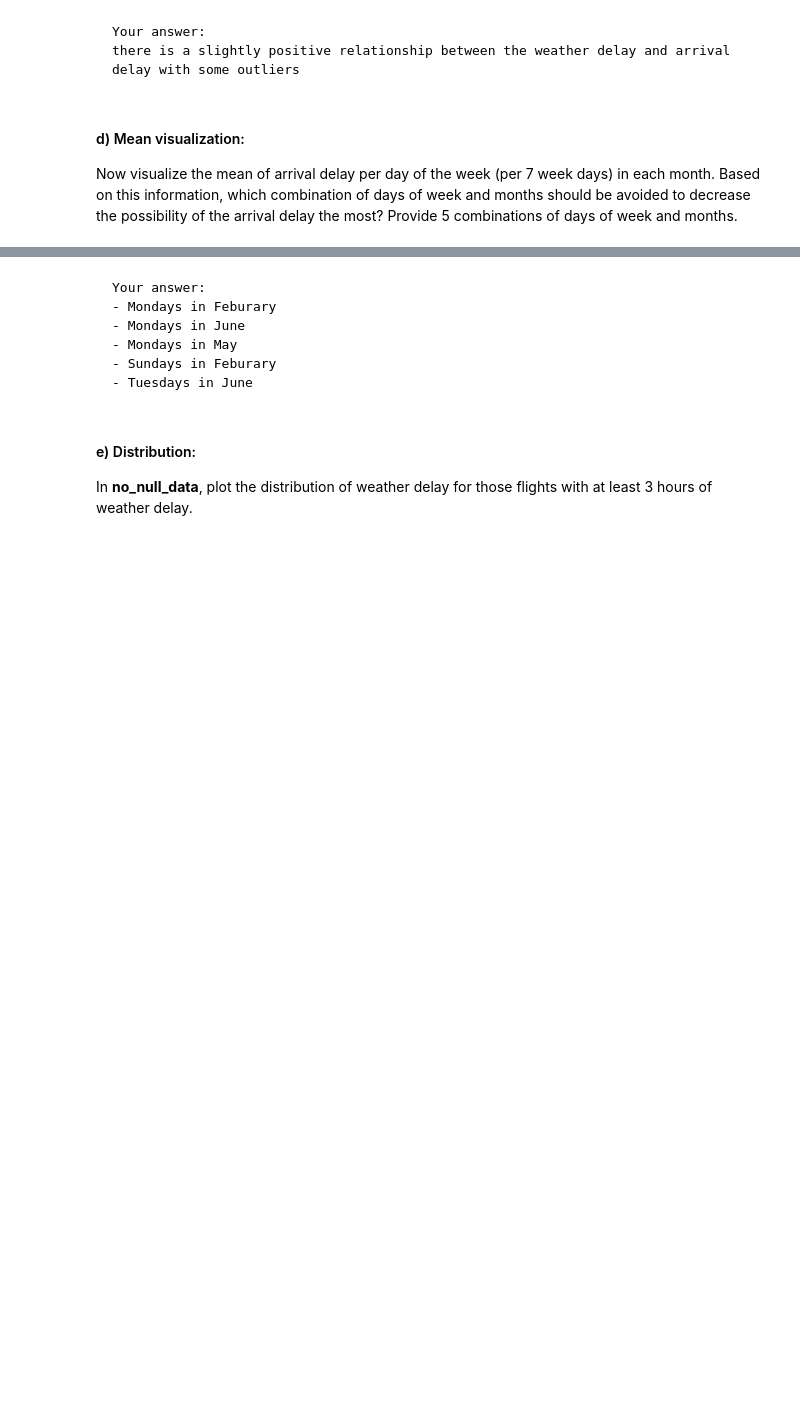
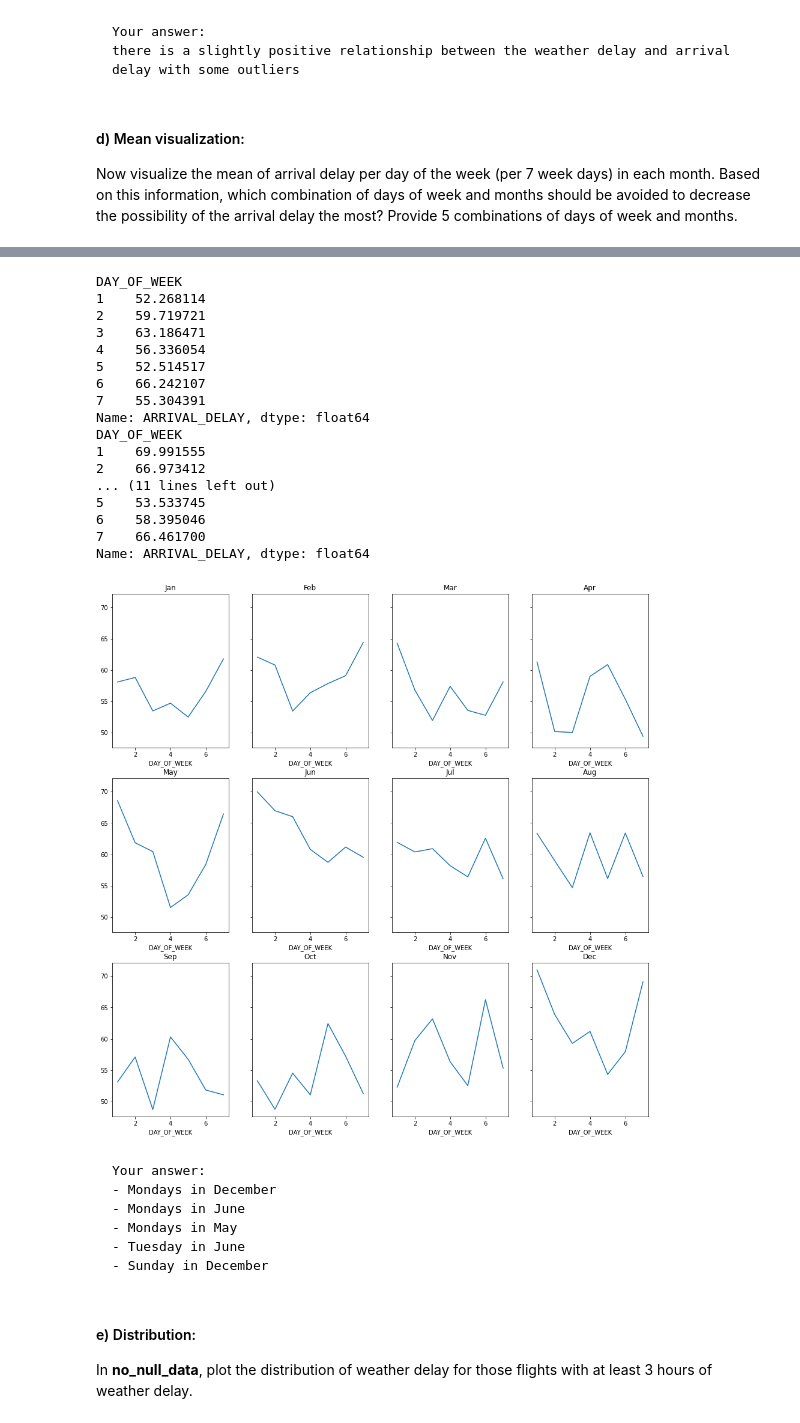
Before and after one commit to DanXCVII/IDS-Assignments, a Jupyter notebook: Assignment 1/assignment_part1.ipynb, the cells around one changed output, grey strips where cells are left out. Saved outputs shown, nothing was run; the diff lists cells and outputs as text; code cells hidden in the pictures; blank space fills up the shorter version.

```diff
--- a/Assignment 1/assignment_part1.ipynb
+++ b/Assignment 1/assignment_part1.ipynb
@@ -208,28 +264,52 @@ plot.legend(range(1,13), loc='center left', bbox_to_anchor=(1, 0.5))
 # %%
 import matplotlib.pyplot as plt
+from IPython.display import display
+
 
 # compute means by month and weekday
 ad_by_month_weekday = no_null_data.groupby(['MONTH', 'DAY_OF_WEEK'])['ARRIVAL_DELAY'].mean()
+print(ad_by_month_weekday[11])
+print(ad_by_month_weekday[6])
+print(ad_by_month_weekday[5])
 
 # plot results
 fig, axes = plt.subplots( nrows=3, ncols=4, sharey=True )
 fig.set_figwidth(16)
 fig.set_figheight(16)
 months = ['Jan', 'Feb', 'Mar', 'Apr', 'May', 'Jun', 'Jul', 'Aug', 'Sep', 'Oct', 'Nov', 'Dec']
 
 for i in range(3):
     for j in range(4):
-        ad_by_month_weekday[i*4+j+1].plot.bar(ax=axes[i,j])
+        ad_by_month_weekday[i*4+j+1].plot(ax=axes[i,j])
         axes[i,j].set_title(months[i*4+j])
 
 plt.show()
+# %% [output]
+DAY_OF_WEEK
+1    52.268114
+2    59.719721
+3    63.186471
+4    56.336054
+5    52.514517
+6    66.242107
+7    55.304391
+Name: ARRIVAL_DELAY, dtype: float64
+DAY_OF_WEEK
+1    69.991555
+2    66.973412
+... (11 lines left out)
+5    53.533745
+6    58.395046
+7    66.461700
+Name: ARRIVAL_DELAY, dtype: float64
+[figure, added]
 # %% [markdown]
     Your answer:
-    - Mondays in Feburary
+    - Mondays in December
     - Mondays in June
     - Mondays in May
-    - Sundays in Feburary
-    - Tuesdays in June
+    - Tuesday in June
+    - Sunday in December
 # %% [markdown]
 #### e) Distribution:
  In <b>no_null_data</b>, plot the distribution of weather delay for those flights with at least 3 hours of weather delay.
```
Also changed, not shown: parts of 42 cells of this notebook, 2 other files.
